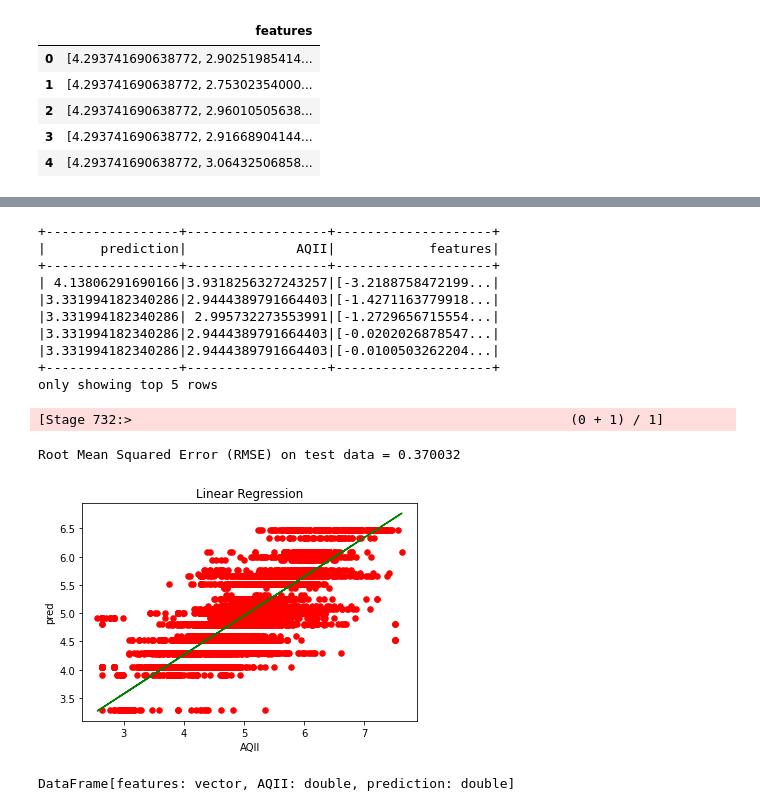
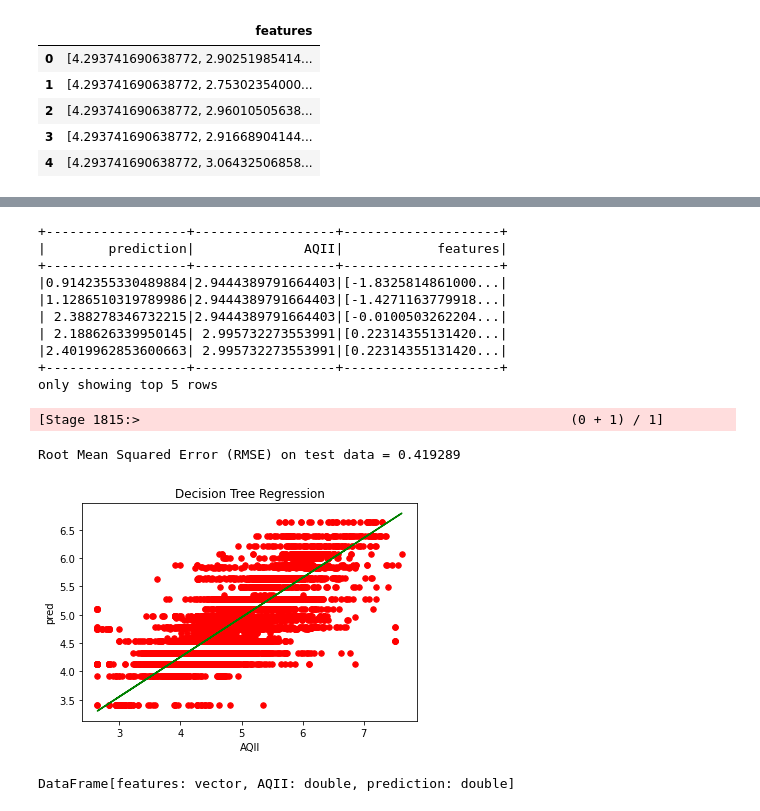
Before and after one commit to srimathi-sreevathsan/aws-722-copy, a Jupyter notebook: Spark DataFrame - Basics.ipynb, the cells around one changed output, grey strips where cells are left out. Drawn from its saved outputs; the diff is of its cells as text; code cells hidden in the pictures.

```diff
--- a/Spark DataFrame - Basics.ipynb
+++ b/Spark DataFrame - Basics.ipynb
@@ -1795,23 +1761,23 @@ from pyspark.ml.evaluation import RegressionEvaluator
 evaluator = RegressionEvaluator(
     labelCol="AQII", predictionCol="prediction", metricName="rmse")
 
-test_dt.select("prediction","AQII","features").show(5)
-rmse = evaluator.evaluate(test_dt)
+test_dt1.select("prediction","AQII","features").show(5)
+rmse = evaluator.evaluate(test_dt1)
 
 print("Root Mean Squared Error (RMSE) on test data = %g" % rmse)
 # %% [output]
-+-----------------+------------------+--------------------+
-|       prediction|              AQII|            features|
-+-----------------+------------------+--------------------+
-| 4.13806291690166|3.9318256327243257|[-3.2188758472199...|
-|3.331994182340286|2.9444389791664403|[-1.4271163779918...|
-|3.331994182340286| 2.995732273553991|[-1.2729656715554...|
-|3.331994182340286|2.9444389791664403|[-0.0202026878547...|
-|3.331994182340286|2.9444389791664403|[-0.0100503262204...|
-+-----------------+------------------+--------------------+
++------------------+------------------+--------------------+
+|        prediction|              AQII|            features|
++------------------+------------------+--------------------+
+|0.9142355330489884|2.9444389791664403|[-1.8325814861000...|
+|1.1286510319789986|2.9444389791664403|[-1.4271163779918...|
+| 2.388278346732215|2.9444389791664403|[-0.0100503262204...|
+| 2.188626339950145| 2.995732273553991|[0.22314355131420...|
+|2.4019962853600663| 2.995732273553991|[0.22314355131420...|
++------------------+------------------+--------------------+
 only showing top 5 rows
-[Stage 732:>                                                        (0 + 1) / 1]
+[Stage 1815:>                                                       (0 + 1) / 1]
-Root Mean Squared Error (RMSE) on test data = 0.370032
+Root Mean Squared Error (RMSE) on test data = 0.419289
 # %%
 from pyspark.ml.regression import DecisionTreeRegressor
 dt = DecisionTreeRegressor(labelCol='AQII')
@@ -1822,17 +1788,17 @@ test_dt = model.transform(train_data)
 # %%
 import numpy as np
 from numpy import polyfit
 x1 = test_dt.toPandas()['AQII'].values.tolist()
 y1 = test_dt.toPandas()['prediction'].values.tolist()
 plt.scatter(x1, y1, color='red', s=30)
 plt.xlabel('AQII')
 plt.ylabel('pred')
-plt.title('Linear Regression')
+plt.title('Decision Tree Regression')
 p1 = polyfit(x1, y1, 1)
 plt.plot(x1, np.polyval(p1,x1), 'g-' )
 plt.show()
 # %% [output]
-[figure, old version]
+[figure, new version]
 # %%
 test_dt
 # %% [output]
```
Also changed, not shown: parts of 44 cells of this notebook.
